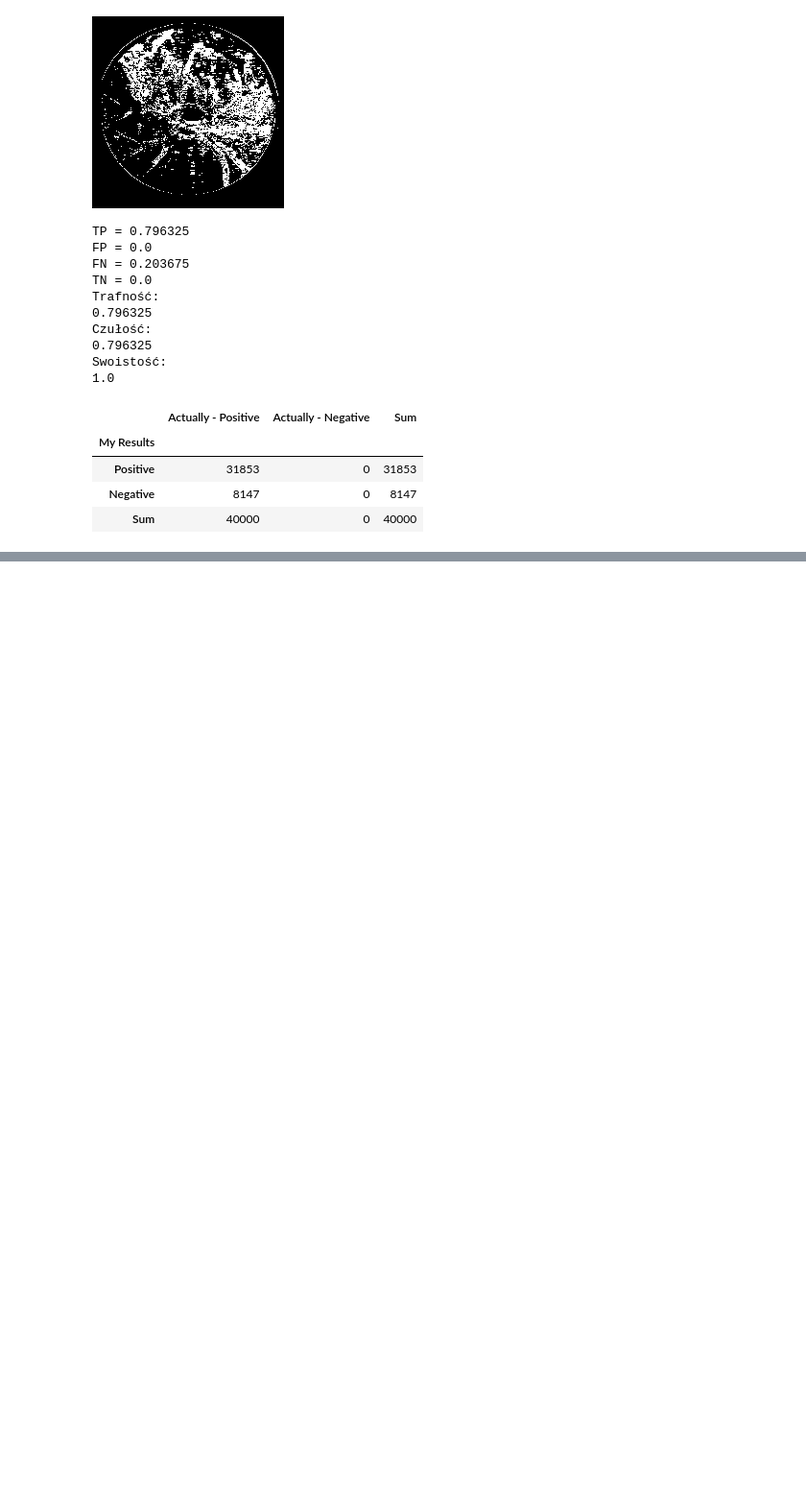
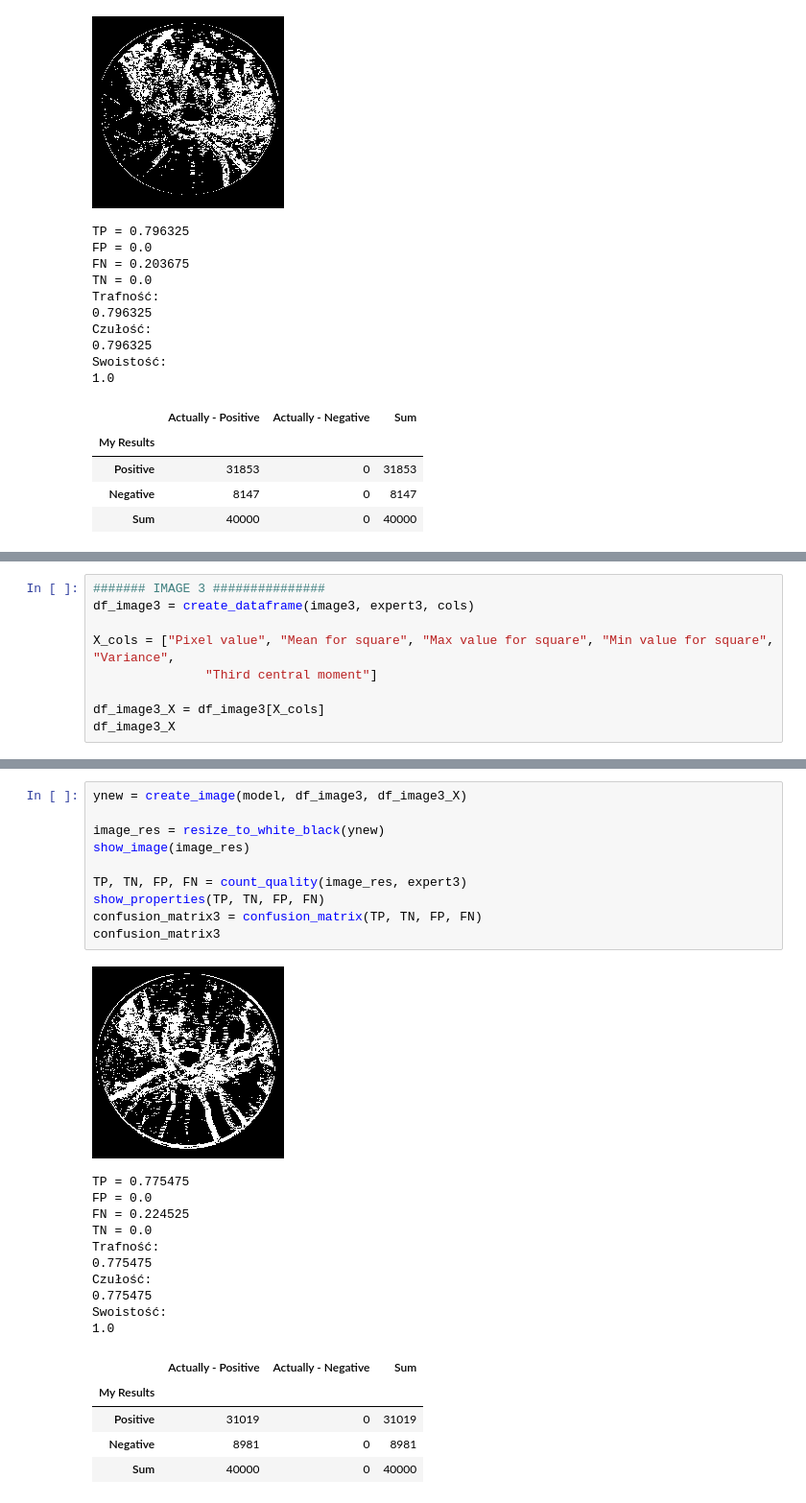
Before and after one commit to EwaKomkowska/Informatyka_w_medycynie, a Jupyter notebook: SitkowkaOka/SiatkowkaOkaBeata.ipynb, the cells around one changed output, grey strips where cells are left out. Shown at 96% size. Drawn from its saved outputs; the diff is of its cells as text; blank space fills up the shorter version.

```diff
--- a/SitkowkaOka/SiatkowkaOkaBeata.ipynb
+++ b/SitkowkaOka/SiatkowkaOkaBeata.ipynb
@@ -947,0 +964,9 @@ confusion_matrix1
+# %%
+####### IMAGE 3 ###############
+df_image3 = create_dataframe(image3, expert3, cols)
+
+X_cols = ["Pixel value", "Mean for square", "Max value for square", "Min value for square", "Variance",
+               "Third central moment"]
+
+df_image3_X = df_image3[X_cols]
+df_image3_X
@@ -947,0 +987,27 @@ confusion_matrix1
+# %%
+ynew = create_image(model, df_image3, df_image3_X)
+
+image_res = resize_to_white_black(ynew)
+show_image(image_res)
+
+TP, TN, FP, FN = count_quality(image_res, expert3)
+show_properties(TP, TN, FP, FN)
+confusion_matrix3 = confusion_matrix(TP, TN, FP, FN)
+confusion_matrix3
+# %% [output]
+[figure, added]
+TP = 0.775475
+FP = 0.0
+FN = 0.224525
+TN = 0.0
+Trafność:
+0.775475
+Czułość:
+0.775475
+Swoistość:
+1.0
+|  | Actually - Positive | Actually - Negative | Sum |
+| My Results |  |  |  |
+| Positive | 31019 | 0 | 31019 |
+| Negative | 8981 | 0 | 8981 |
+| Sum | 40000 | 0 | 40000 |
```
Also changed, not shown: parts of 7 cells of this notebook.
